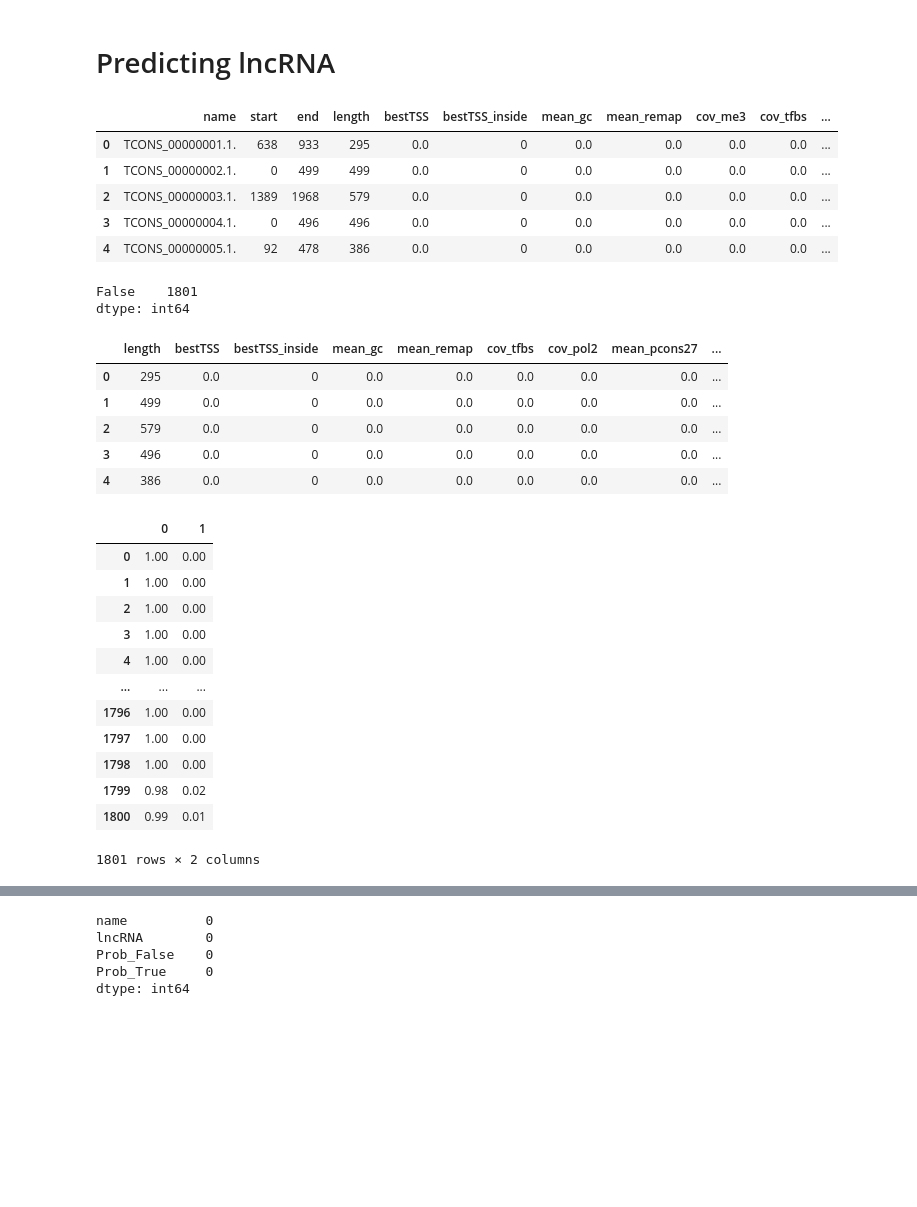
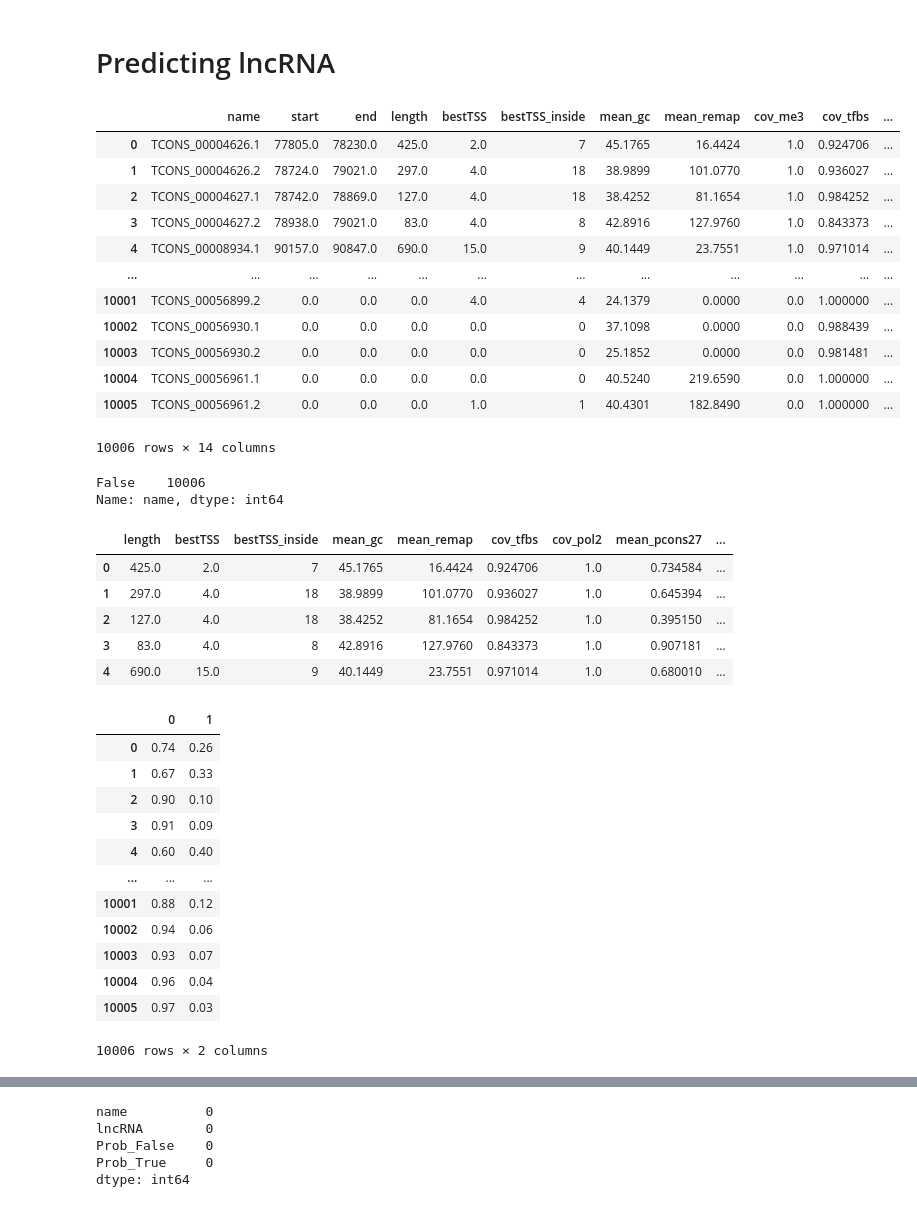
Before and after one commit to homemlab/flync, a Jupyter notebook: notebooks/predict.ipynb, the cells around one changed output, grey strips where cells are left out. Drawn from its saved outputs; the diff is of its cells as text; code cells hidden in the pictures; blank space fills up the shorter version.

Commit message:
major update with notebooks to final prediction

```diff
--- a/notebooks/predict.ipynb
+++ b/notebooks/predict.ipynb
@@ -7,18 +7,25 @@ from pathlib import Path
 from sklearn.ensemble import RandomForestClassifier
 script_path=Path.cwd()
 appdir=script_path.parent.absolute()
-outpath='/home/chlab/dlinct/test_get_features'
+outpath=Path('/home/chlab/flync_retest/dlinct/3dA/run_1/results')
 model_path=appdir/'model'/'rf_dm6_lncrna_classifier.sav'
 prefix='new-lincRNAs'
-predict_table=appdir/'test_get_features/features/new-lincRNAs/new-lincRNAs.csv'
+predict_table=outpath/'new-lincRNAs.csv'
 # %%
 pt=pd.read_csv(predict_table)
-pt.head()
+pt
 # %% [output]
 |  | name | start | end | length | bestTSS | bestTSS_inside | mean_gc | mean_remap | cov_me3 | cov_tfbs | ... |
-| 0 | TCONS_00000001.1. | 638 | 933 | 295 | 0.0 | 0 | 0.0 | 0.0 | 0.0 | 0.0 | ... |
-| 1 | TCONS_00000002.1. | 0 | 499 | 499 | 0.0 | 0 | 0.0 | 0.0 | 0.0 | 0.0 | ... |
-| 2 | TCONS_00000003.1. | 1389 | 1968 | 579 | 0.0 | 0 | 0.0 | 0.0 | 0.0 | 0.0 | ... |
-| 3 | TCONS_00000004.1. | 0 | 496 | 496 | 0.0 | 0 | 0.0 | 0.0 | 0.0 | 0.0 | ... |
-| 4 | TCONS_00000005.1. | 92 | 478 | 386 | 0.0 | 0 | 0.0 | 0.0 | 0.0 | 0.0 | ... |
+| 0 | TCONS_00004626.1 | 77805.0 | 78230.0 | 425.0 | 2.0 | 7 | 45.1765 | 16.4424 | 1.0 | 0.924706 | ... |
+| 1 | TCONS_00004626.2 | 78724.0 | 79021.0 | 297.0 | 4.0 | 18 | 38.9899 | 101.0770 | 1.0 | 0.936027 | ... |
+| 2 | TCONS_00004627.1 | 78742.0 | 78869.0 | 127.0 | 4.0 | 18 | 38.4252 | 81.1654 | 1.0 | 0.984252 | ... |
+| 3 | TCONS_00004627.2 | 78938.0 | 79021.0 | 83.0 | 4.0 | 8 | 42.8916 | 127.9760 | 1.0 | 0.843373 | ... |
+| 4 | TCONS_00008934.1 | 90157.0 | 90847.0 | 690.0 | 15.0 | 9 | 40.1449 | 23.7551 | 1.0 | 0.971014 | ... |
+| ... | ... | ... | ... | ... | ... | ... | ... | ... | ... | ... | ... |
+| 10001 | TCONS_00056899.2 | 0.0 | 0.0 | 0.0 | 4.0 | 4 | 24.1379 | 0.0000 | 0.0 | 1.000000 | ... |
+| 10002 | TCONS_00056930.1 | 0.0 | 0.0 | 0.0 | 0.0 | 0 | 37.1098 | 0.0000 | 0.0 | 0.988439 | ... |
+| 10003 | TCONS_00056930.2 | 0.0 | 0.0 | 0.0 | 0.0 | 0 | 25.1852 | 0.0000 | 0.0 | 0.981481 | ... |
+| 10004 | TCONS_00056961.1 | 0.0 | 0.0 | 0.0 | 0.0 | 0 | 40.5240 | 219.6590 | 0.0 | 1.000000 | ... |
+| 10005 | TCONS_00056961.2 | 0.0 | 0.0 | 0.0 | 1.0 | 1 | 40.4301 | 182.8490 | 0.0 | 1.000000 | ... |
+10006 rows × 14 columns
 # %%
@@ -26,18 +35,18 @@ pt.drop('cov_me3', axis=1, inplace=True)
 pt.drop('mean_pPcons27', axis=1, inplace=True)
 # %%
 #Check duplicated values
-pt.duplicated().value_counts()
+pt['name'].duplicated().value_counts()
 # %% [output]
-False    1801
-dtype: int64
+False    10006
+Name: name, dtype: int64
 # %%
 model_pt=pt.loc[:, 'length':'mean_pPcons124']
 model_pt.head()
 # %% [output]
 |  | length | bestTSS | bestTSS_inside | mean_gc | mean_remap | cov_tfbs | cov_pol2 | mean_pcons27 | ... |
-| 0 | 295 | 0.0 | 0 | 0.0 | 0.0 | 0.0 | 0.0 | 0.0 | ... |
-| 1 | 499 | 0.0 | 0 | 0.0 | 0.0 | 0.0 | 0.0 | 0.0 | ... |
-| 2 | 579 | 0.0 | 0 | 0.0 | 0.0 | 0.0 | 0.0 | 0.0 | ... |
-| 3 | 496 | 0.0 | 0 | 0.0 | 0.0 | 0.0 | 0.0 | 0.0 | ... |
-| 4 | 386 | 0.0 | 0 | 0.0 | 0.0 | 0.0 | 0.0 | 0.0 | ... |
+| 0 | 425.0 | 2.0 | 7 | 45.1765 | 16.4424 | 0.924706 | 1.0 | 0.734584 | ... |
+| 1 | 297.0 | 4.0 | 18 | 38.9899 | 101.0770 | 0.936027 | 1.0 | 0.645394 | ... |
+| 2 | 127.0 | 4.0 | 18 | 38.4252 | 81.1654 | 0.984252 | 1.0 | 0.395150 | ... |
+| 3 | 83.0 | 4.0 | 8 | 42.8916 | 127.9760 | 0.843373 | 1.0 | 0.907181 | ... |
+| 4 | 690.0 | 15.0 | 9 | 40.1449 | 23.7551 | 0.971014 | 1.0 | 0.680010 | ... |
 # %%
@@ -51,18 +59,18 @@ result_prob=pd.DataFrame(model.predict_proba(model_pt))
 result_prob
 # %% [output]
 |  | 0 | 1 |
-| 0 | 1.00 | 0.00 |
-| 1 | 1.00 | 0.00 |
-| 2 | 1.00 | 0.00 |
-| 3 | 1.00 | 0.00 |
-| 4 | 1.00 | 0.00 |
+| 0 | 0.74 | 0.26 |
+| 1 | 0.67 | 0.33 |
+| 2 | 0.90 | 0.10 |
+| 3 | 0.91 | 0.09 |
+| 4 | 0.60 | 0.40 |
 | ... | ... | ... |
-| 1796 | 1.00 | 0.00 |
-| 1797 | 1.00 | 0.00 |
-| 1798 | 1.00 | 0.00 |
-| 1799 | 0.98 | 0.02 |
-| 1800 | 0.99 | 0.01 |
+| 10001 | 0.88 | 0.12 |
+| 10002 | 0.94 | 0.06 |
+| 10003 | 0.93 | 0.07 |
+| 10004 | 0.96 | 0.04 |
+| 10005 | 0.97 | 0.03 |
-1801 rows × 2 columns
+10006 rows × 2 columns
 # %%
 result.rename(columns={0:'lncRNA'}, inplace=True)
 result
```
Also changed, not shown: parts of 12 cells of this notebook, 52 other files.
